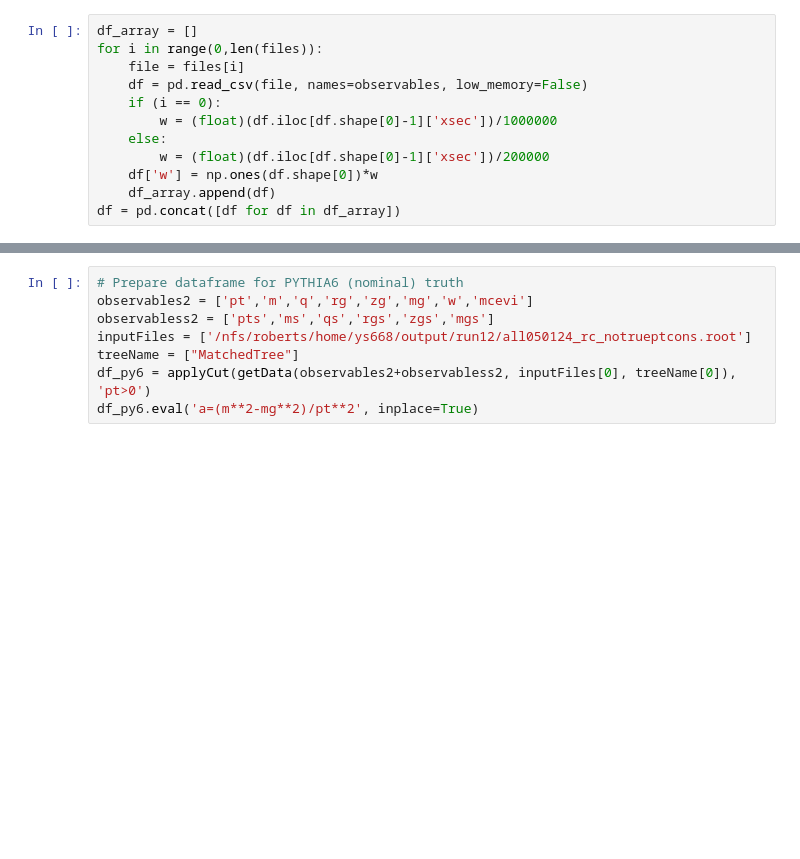
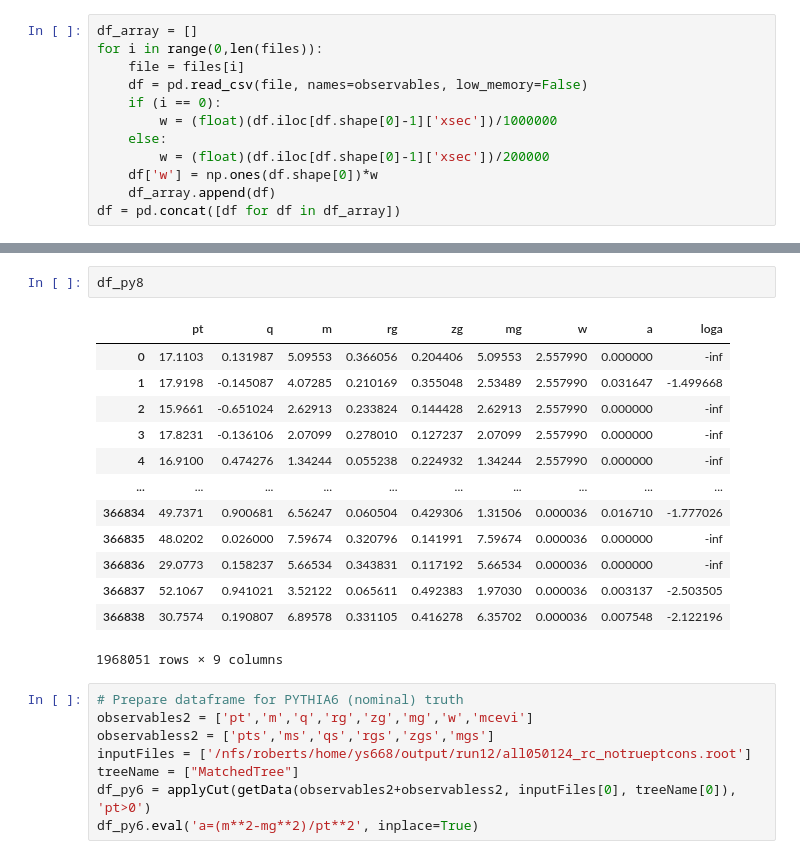
Before and after one commit to y-song/multifold-101326, a Jupyter notebook: reweight_pythia_to_pythia8.ipynb, the cells around one changed output, grey strips where cells are left out. Cells and saved outputs as stored; diff of their text form; blank space fills up the shorter version.

```diff
--- a/reweight_pythia_to_pythia8.ipynb
+++ b/reweight_pythia_to_pythia8.ipynb
@@ -58,3 +66,19 @@ df_py8.eval('loga=log10(a)', inplace=True)
+# %%
+df_py8
+# %% [output]
+|  | pt | q | m | rg | zg | mg | w | a | loga |
+| 0 | 17.1103 | 0.131987 | 5.09553 | 0.366056 | 0.204406 | 5.09553 | 2.557990 | 0.000000 | -inf |
+| 1 | 17.9198 | -0.145087 | 4.07285 | 0.210169 | 0.355048 | 2.53489 | 2.557990 | 0.031647 | -1.499668 |
+| 2 | 15.9661 | -0.651024 | 2.62913 | 0.233824 | 0.144428 | 2.62913 | 2.557990 | 0.000000 | -inf |
+| 3 | 17.8231 | -0.136106 | 2.07099 | 0.278010 | 0.127237 | 2.07099 | 2.557990 | 0.000000 | -inf |
+| 4 | 16.9100 | 0.474276 | 1.34244 | 0.055238 | 0.224932 | 1.34244 | 2.557990 | 0.000000 | -inf |
+| ... | ... | ... | ... | ... | ... | ... | ... | ... | ... |
+| 366834 | 49.7371 | 0.900681 | 6.56247 | 0.060504 | 0.429306 | 1.31506 | 0.000036 | 0.016710 | -1.777026 |
+| 366835 | 48.0202 | 0.026000 | 7.59674 | 0.320796 | 0.141991 | 7.59674 | 0.000036 | 0.000000 | -inf |
+| 366836 | 29.0773 | 0.158237 | 5.66534 | 0.343831 | 0.117192 | 5.66534 | 0.000036 | 0.000000 | -inf |
+| 366837 | 52.1067 | 0.941021 | 3.52122 | 0.065611 | 0.492383 | 1.97030 | 0.000036 | 0.003137 | -2.503505 |
+| 366838 | 30.7574 | 0.190807 | 6.89578 | 0.331105 | 0.416278 | 6.35702 | 0.000036 | 0.007548 | -2.122196 |
+1968051 rows × 9 columns
 # %%
 # Prepare dataframe for PYTHIA6 (nominal) truth
 observables2 = ['pt','m','q','rg','zg','mg','w','mcevi']
```
Also changed, not shown: parts of 1 cell of this notebook, 2 other files.
